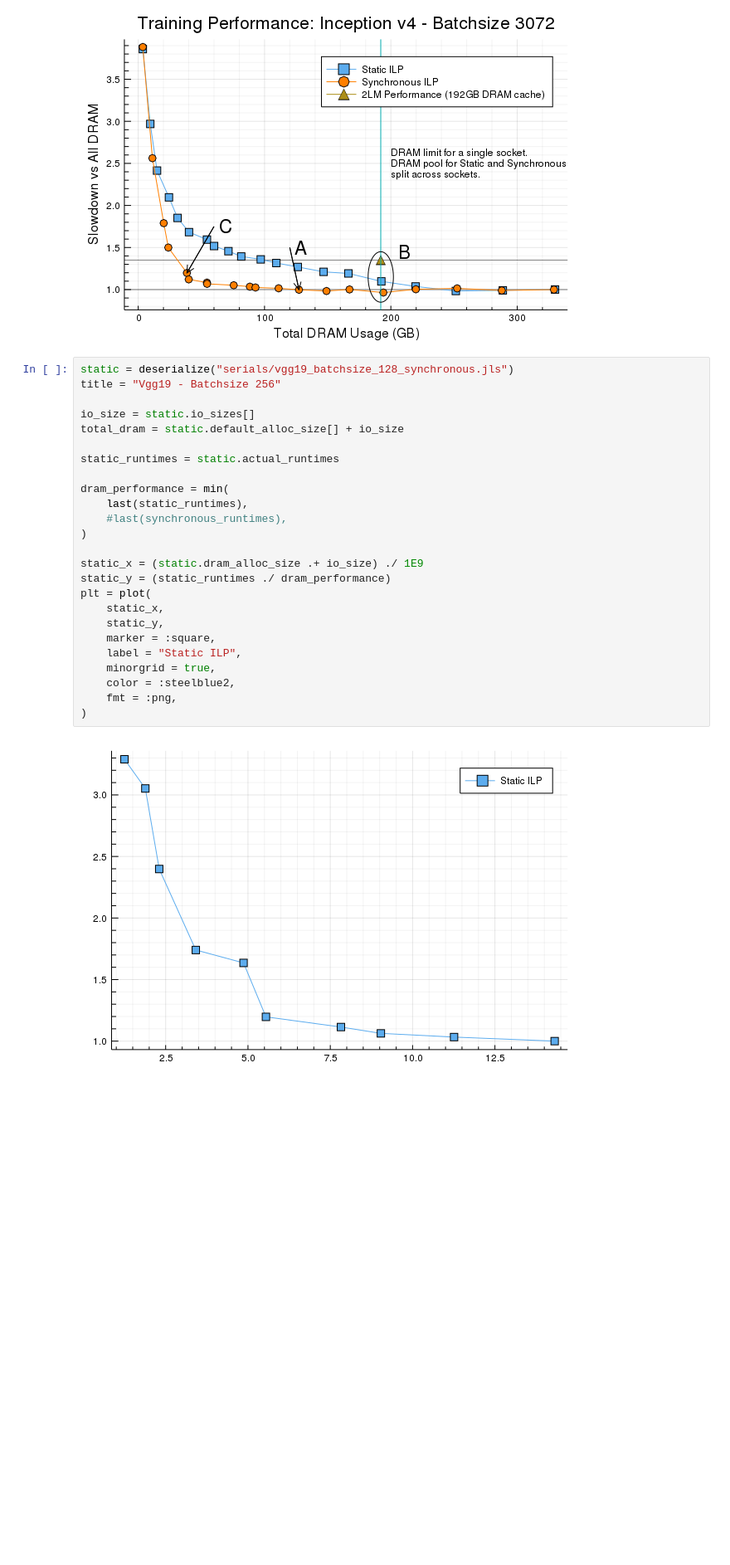
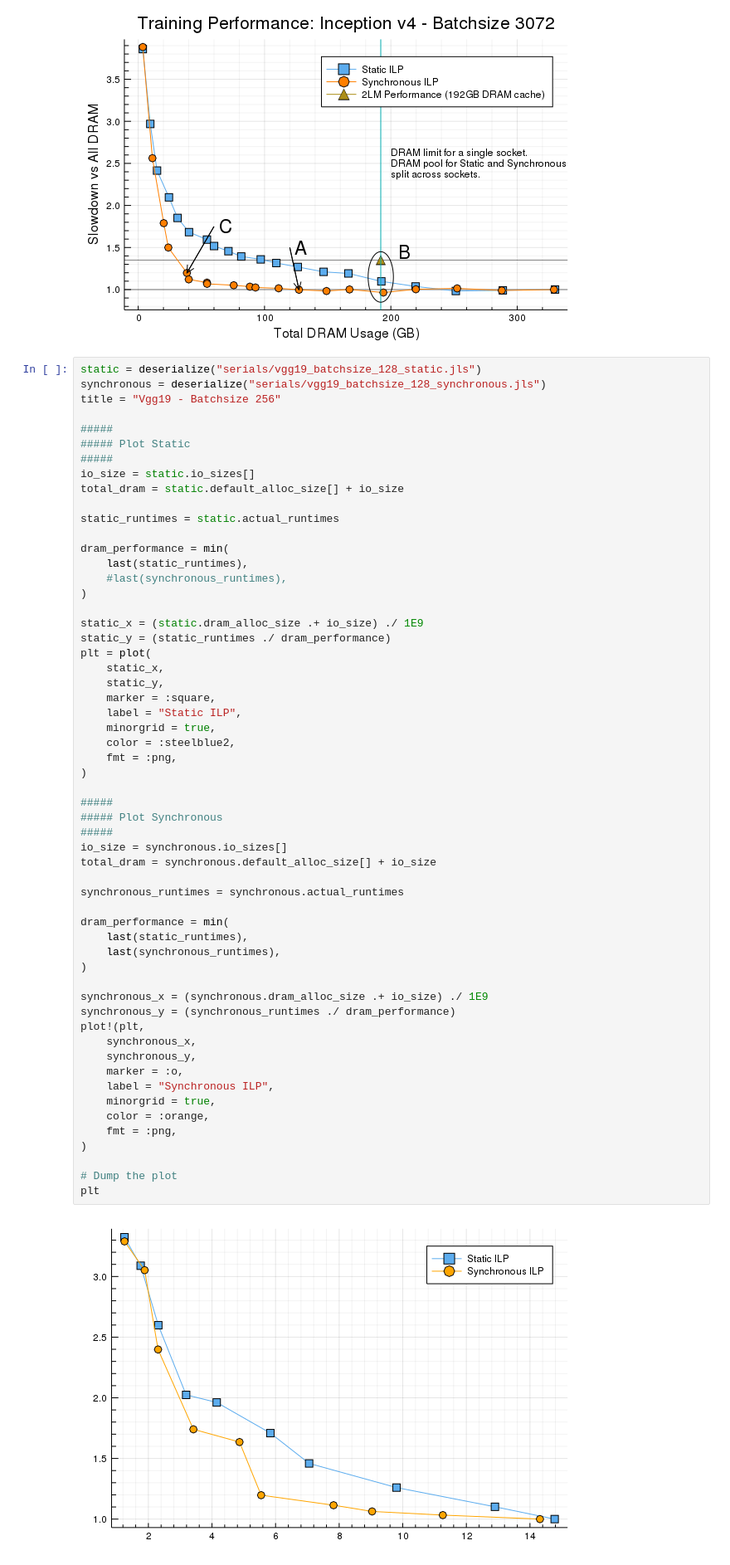
Before and after one commit to darchr/ml-tools, a Jupyter notebook: ngraph/notebooks/TheOneRing.ipynb, the cells around one changed output. Shown at 83% size. Saved outputs shown, nothing was run; the diff lists cells and outputs as text; blank space fills up the shorter version.

```diff
--- a/ngraph/notebooks/TheOneRing.ipynb
+++ b/ngraph/notebooks/TheOneRing.ipynb
@@ -248,29 +248,61 @@ Static Slowdown: 1.097327756131658
 └──────────────────┴──────────────────────┴─────────────┴─────────────────┘
 [figure]
 # %%
-static = deserialize("serials/vgg19_batchsize_128_synchronous.jls")
+static = deserialize("serials/vgg19_batchsize_128_static.jls")
+synchronous = deserialize("serials/vgg19_batchsize_128_synchronous.jls")
 title = "Vgg19 - Batchsize 256"
 
+#####
+##### Plot Static
+#####
 io_size = static.io_sizes[]
 total_dram = static.default_alloc_size[] + io_size
 
 static_runtimes = static.actual_runtimes
 
 dram_performance = min(
     last(static_runtimes),
     #last(synchronous_runtimes),
 )
 
 static_x = (static.dram_alloc_size .+ io_size) ./ 1E9
 static_y = (static_runtimes ./ dram_performance)
 plt = plot(
     static_x,
     static_y,
     marker = :square,
     label = "Static ILP",
     minorgrid = true,
     color = :steelblue2,
     fmt = :png,
 )
+
+#####
+##### Plot Synchronous
+#####
+io_size = synchronous.io_sizes[]
+total_dram = synchronous.default_alloc_size[] + io_size
+
+synchronous_runtimes = synchronous.actual_runtimes
+
+dram_performance = min(
+    last(static_runtimes),
+    last(synchronous_runtimes),
+)
+
+synchronous_x = (synchronous.dram_alloc_size .+ io_size) ./ 1E9
+synchronous_y = (synchronous_runtimes ./ dram_performance)
+plot!(plt,
+    synchronous_x,
+    synchronous_y,
+    marker = :o,
+    label = "Synchronous ILP",
+    minorgrid = true,
+    color = :orange,
+    fmt = :png,
+)
+
+# Dump the plot
+plt
 # %% [output]
-[figure, old version]
+[figure, new version]
```
Also changed, not shown: 1 other file.
